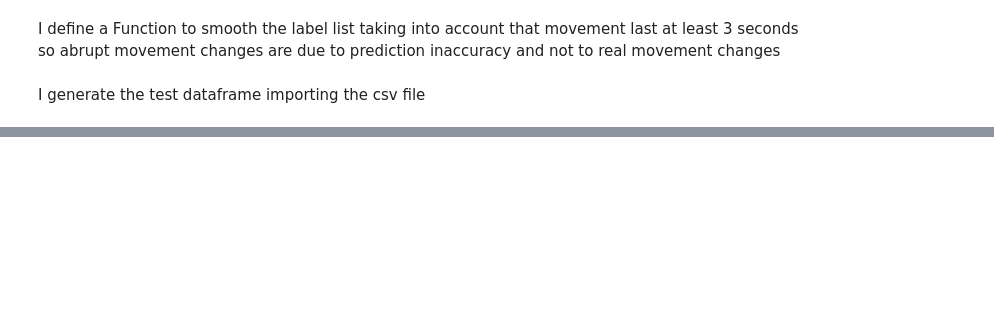
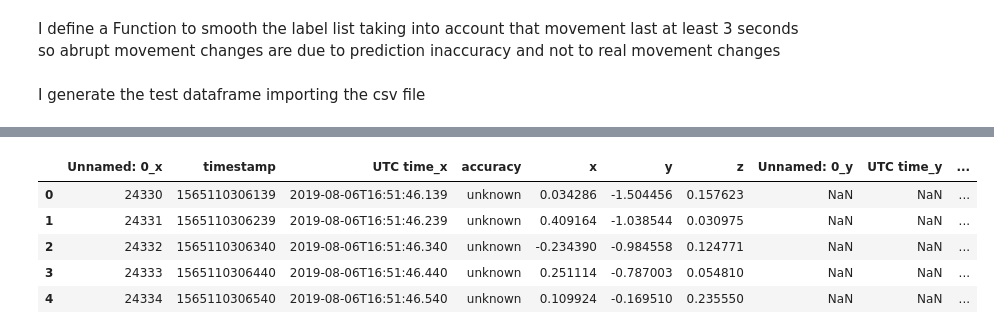
Before and after one commit to federicoweill/movement_prediction_edx_2019, a Jupyter notebook: movement_prediction_final.ipynb, the cells around one changed output, grey strips where cells are left out. Saved outputs shown, nothing was run; the diff lists cells and outputs as text; code cells hidden in the pictures; blank space fills up the shorter version.

```diff
--- a/movement_prediction_final.ipynb
+++ b/movement_prediction_final.ipynb
@@ -151,3 +188,6 @@ def smooth_labels (series,neighbors):
     return smooth_labels
 # %% [markdown]
 I generate the test dataframe importing the csv file
+# %%
+df_test_ts = pd.read_csv('test_time_series.csv')
+df_test_ts.head()
@@ -153,0 +211,10 @@ I generate the test dataframe importing the csv file
+# %%
+df_test= pd.merge(df_test_ts,df_test_l, on=['timestamp'], how = 'left')
+df_test.head()
+# %% [output]
+|  | Unnamed: 0_x | timestamp | UTC time_x | accuracy | x | y | z | Unnamed: 0_y | UTC time_y | ... |
+| 0 | 24330 | 1565110306139 | 2019-08-06T16:51:46.139 | unknown | 0.034286 | -1.504456 | 0.157623 | NaN | NaN | ... |
+| 1 | 24331 | 1565110306239 | 2019-08-06T16:51:46.239 | unknown | 0.409164 | -1.038544 | 0.030975 | NaN | NaN | ... |
+| 2 | 24332 | 1565110306340 | 2019-08-06T16:51:46.340 | unknown | -0.234390 | -0.984558 | 0.124771 | NaN | NaN | ... |
+| 3 | 24333 | 1565110306440 | 2019-08-06T16:51:46.440 | unknown | 0.251114 | -0.787003 | 0.054810 | NaN | NaN | ... |
+| 4 | 24334 | 1565110306540 | 2019-08-06T16:51:46.540 | unknown | 0.109924 | -0.169510 | 0.235550 | NaN | NaN | ... |
```
Also changed, not shown: parts of 31 cells of this notebook.
